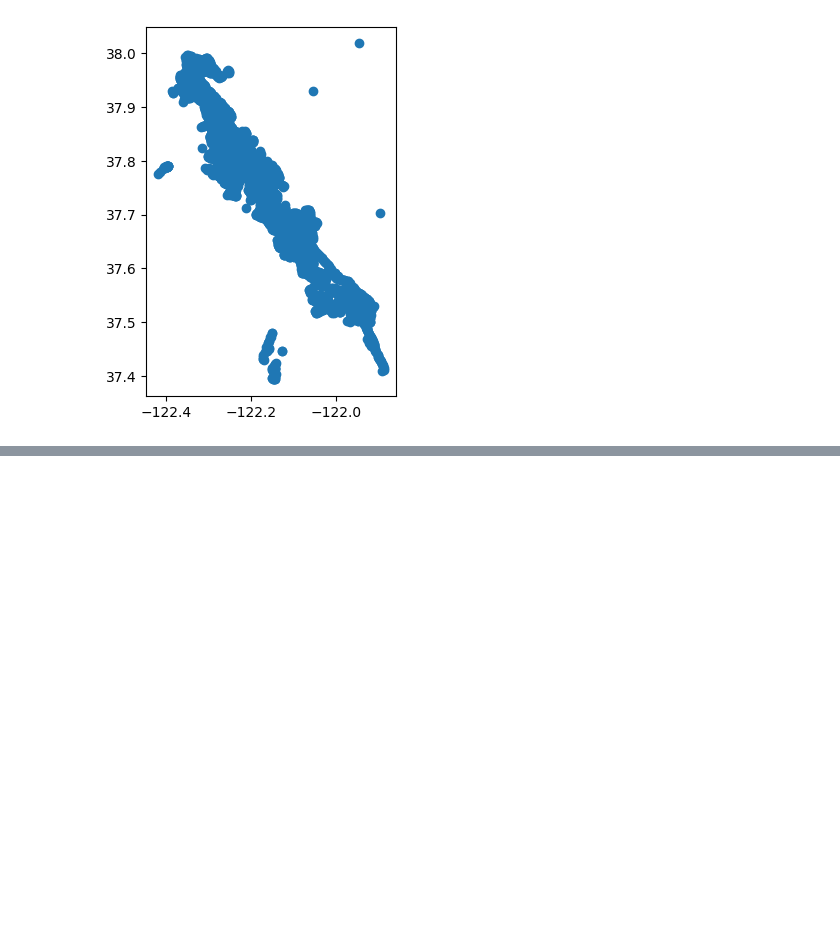
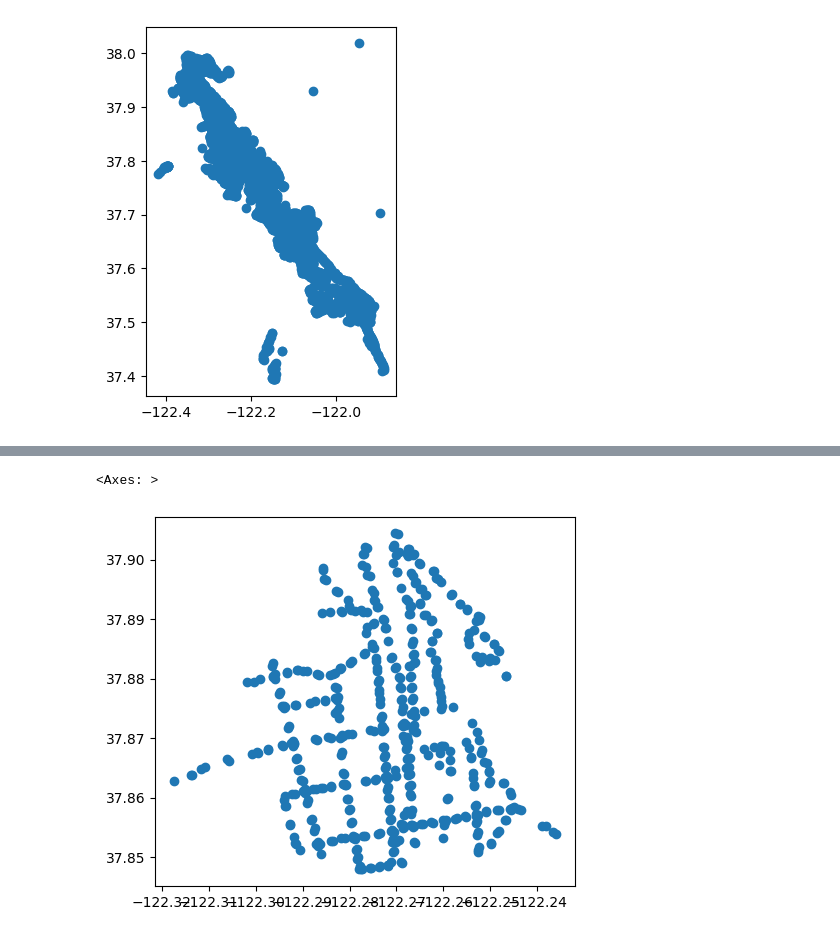
Before and after one commit to lequangvincent/ac-transit-equity, a Jupyter notebook: src/notebooks/visualization.ipynb, the cells around one changed output, grey strips where cells are left out. Cells and saved outputs as stored; diff of their text form; code cells hidden in the pictures; blank space fills up the shorter version.

```diff
--- a/src/notebooks/visualization.ipynb
+++ b/src/notebooks/visualization.ipynb
@@ -17,0 +27,6 @@ gpd.read_file("../../data/clean/ac_stops.geojson").plot()
+# %%
+# AC Transit stops filtered to Berkeley
+gpd.read_file("../../data/clean/berkeley_stops.geojson").plot()
+# %% [output]
+<Axes: >
+[figure, added]
```
Also changed, not shown: parts of 5 cells of this notebook, 3 other files.
